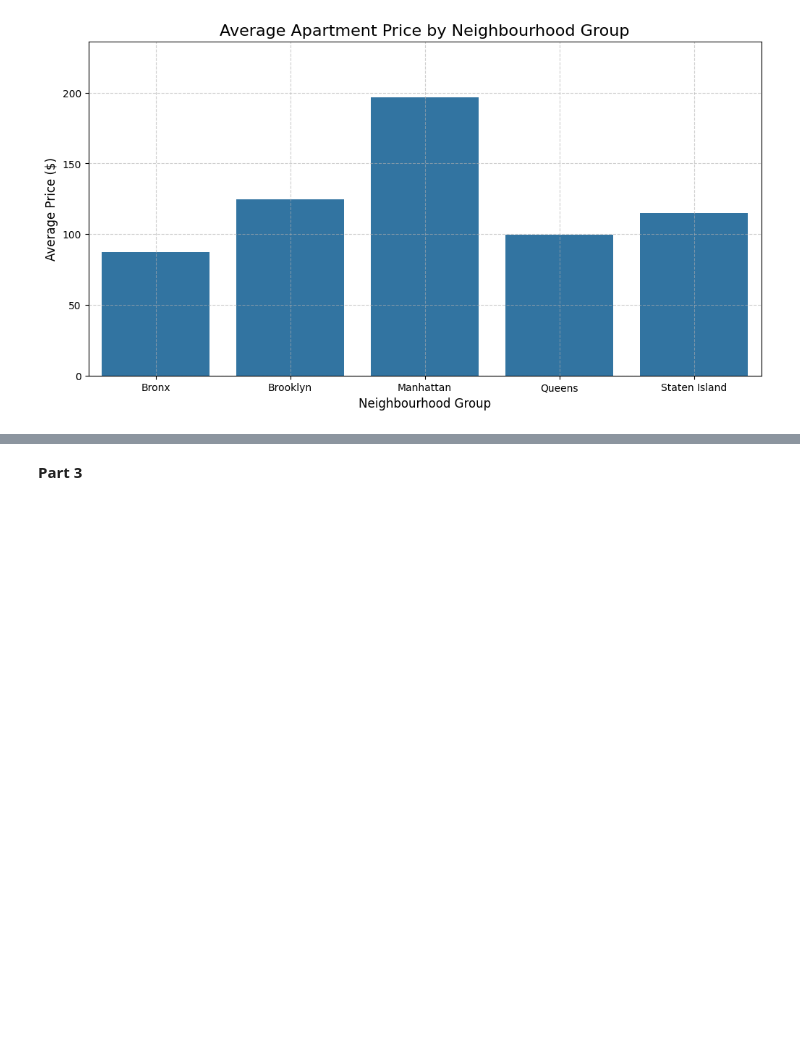
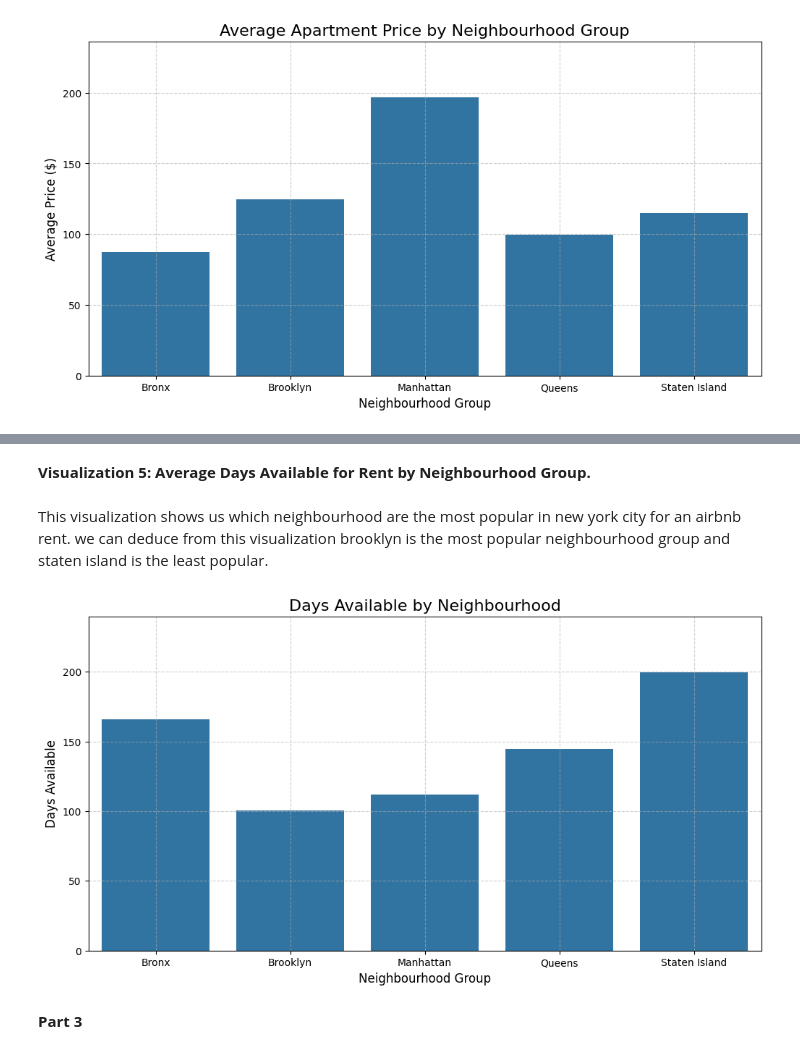
Before and after one commit to yagel2/TDS_NYC_Airbnb, a Jupyter notebook: TDS_Ex1.ipynb, the cells around one changed output, grey strips where cells are left out. Saved outputs shown, nothing was run; the diff lists cells and outputs as text; code cells hidden in the pictures; blank space fills up the shorter version.

```diff
--- a/TDS_Ex1.ipynb
+++ b/TDS_Ex1.ipynb
@@ -117,3 +111,26 @@ plt.show()
+# %% [markdown]
+**Visualization 5: Average Days Available for Rent by Neighbourhood Group.**
+# %% [markdown]
+This visualization shows us which neighbourhood are the most popular in new york city for an airbnb rent. we can deduce from this visualization brooklyn is the most popular neighbourhood group and staten island is the least popular.
+# %%
+# Group the data by neighbourhood group and calculate average number of days available
+neighbourhood_group_stats = df.groupby('neighbourhood_group').agg(
+    avg_days_available=('availability_365', 'mean')
+).reset_index()
+
+# Plot the average days available as a bar chart
+plt.figure(figsize=(12, 6))
+sns.barplot(x='neighbourhood_group', y='avg_days_available', data=neighbourhood_group_stats)
+
+# Costumize the plot
+plt.title('Days Available by Neighbourhood', fontsize=16)
+plt.xlabel('Neighbourhood Group', fontsize=12)
+plt.ylabel('Days Available', fontsize=12)
+plt.ylim(0, neighbourhood_group_stats['avg_days_available'].max() * 1.2)
+plt.grid(True, linestyle='--', alpha=0.6)
+plt.show()
+# %% [output]
+[figure, added]
 # %% [markdown]
 **Part 3**
 # %% [markdown]
```
Also changed, not shown: parts of 37 cells of this notebook.
